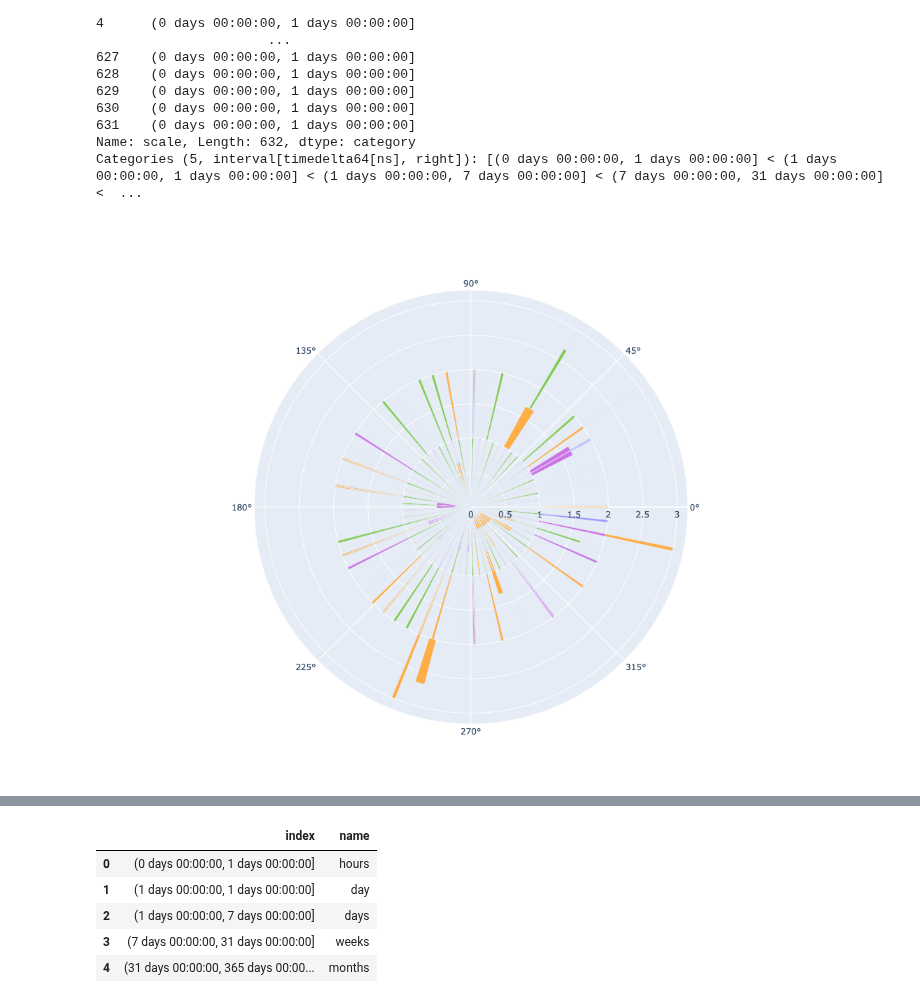
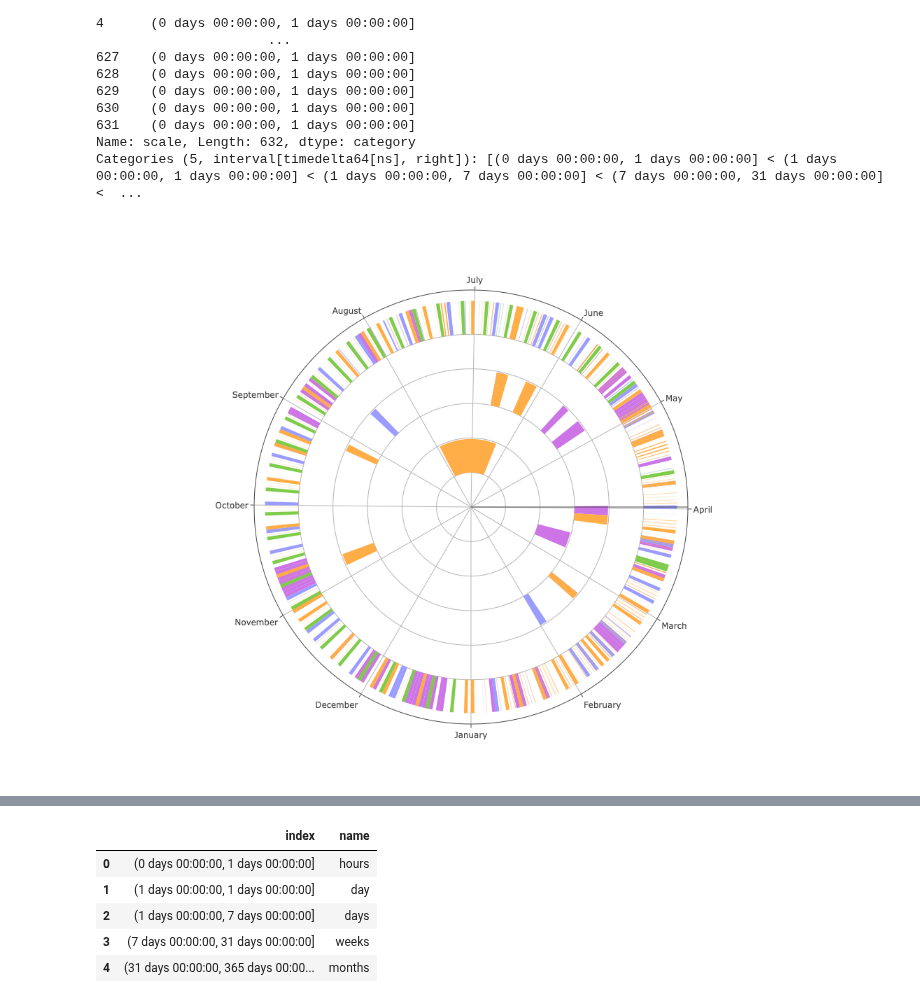
Before and after one commit to KeithDavis067/taskbraid, a Jupyter notebook: python/circlecal/SB.ipynb, the cells around one changed output, grey strips where cells are left out. Saved outputs shown, nothing was run; the diff lists cells and outputs as text; code cells hidden in the pictures.

```diff
--- a/python/circlecal/SB.ipynb
+++ b/python/circlecal/SB.ipynb
@@ -67,7 +68,7 @@ traces = []
 clist = list(gcal.get_calendar_list())
 # %%
 dfs = []
-for cid in [6, 9, 23, 31,26]:
+for cid in [2, 5, 6, 9, 23, 31,26]:
     events = gcal.get_events(y24.start.datetime(),
                              y24.stop.datetime(),
                              single_events=True,
@@ -140,13 +159,31 @@ df["r"] = df["rbase"]
 # %%
 dring = df
 try:
     del f
 except NameError:
     pass
 
-f = go.Figure(go.Barpolar(theta=df.midtheta, r=df.r, width=df.width, #base=df.rbase,
+f = go.Figure(go.Barpolar(theta=df.midtheta, r=df.r, width=df.width, base=df.rbase,
                           text=df.summary, marker_color=df.color))
+
+tickvals, ticktext = calendar_ticks(y24)
+
 f.update_layout(height=800)
+f.update_layout(
+    template=None,
+    polar = dict(
+        radialaxis = dict(tickvals=[ring_to_base(ring, intervalsdf) for ring in intervalsdf.name],
+                          showticklabels=False, ticks='',
+                         ),
+        angularaxis = dict(
+            rotation = -90,
+            showticklabels=True,
+            ticks='outside',
+            ticktext=ticktext,
+            tickvals=tickvals,
+)
+    )
+)
 f.show()
 # %% [output]
-[figure, old version]
+[figure, new version]
```
Also changed, not shown: parts of 11 cells of this notebook.
